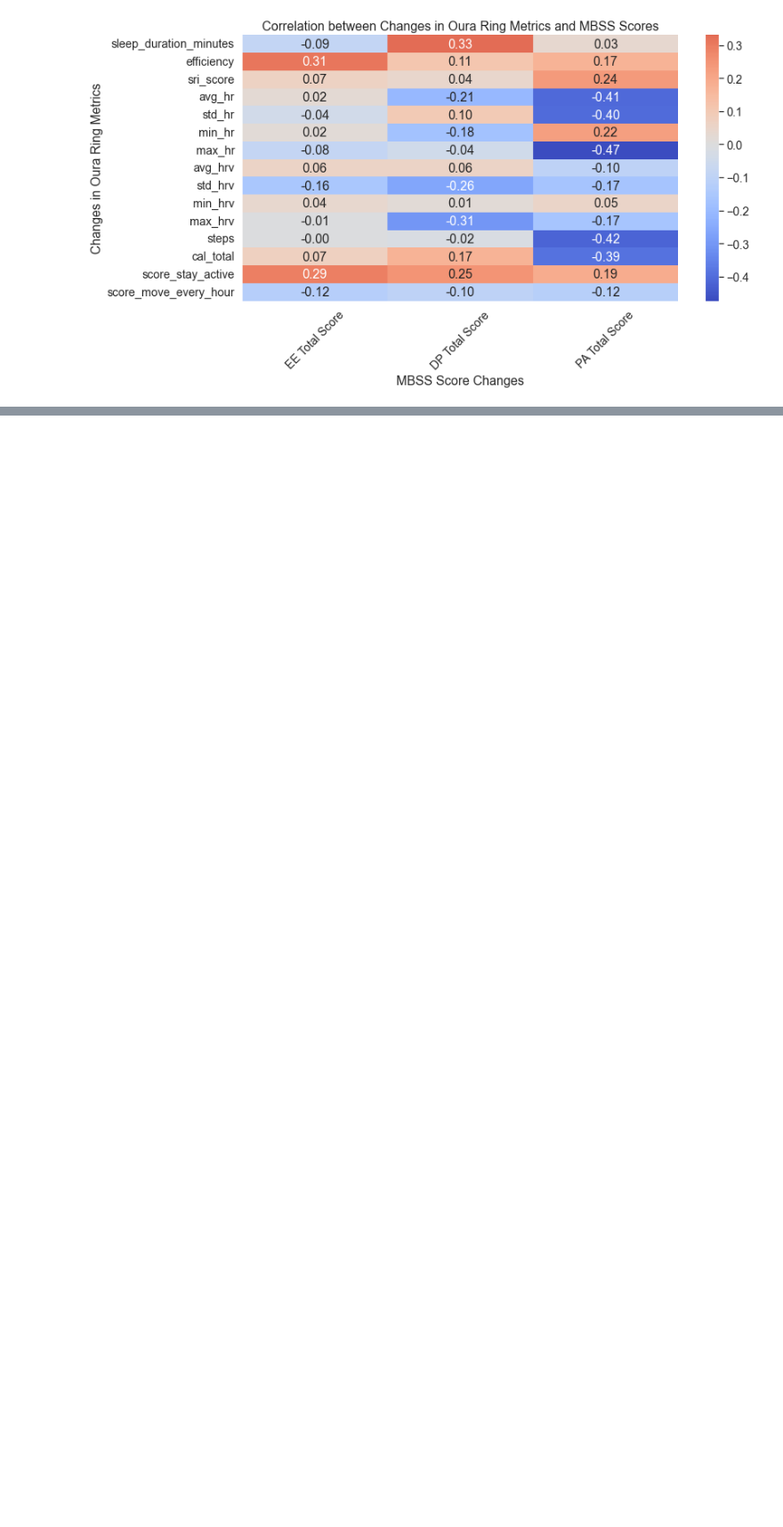
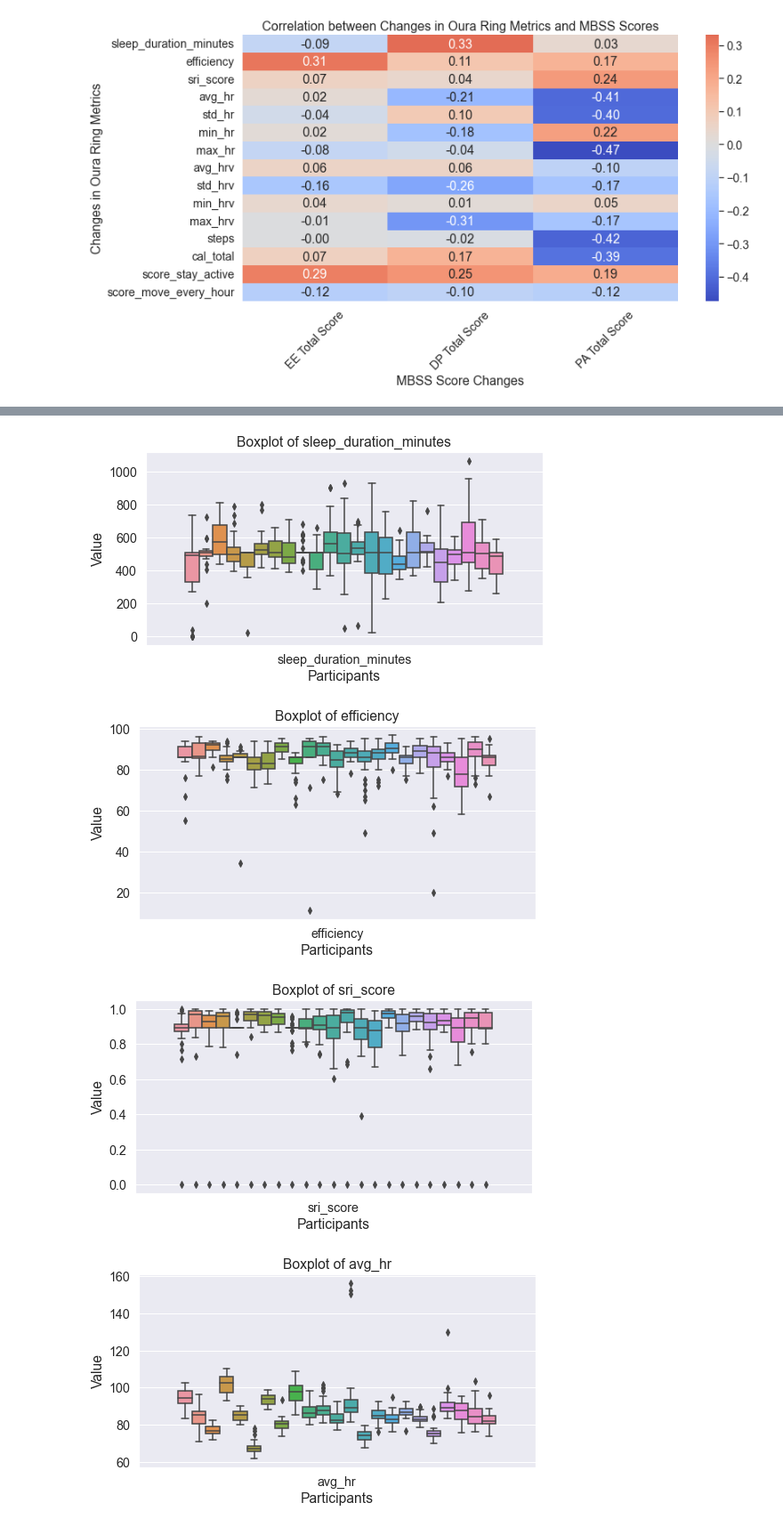
Before and after one commit to comp-well-org/Oura_ring_burnout, a Jupyter notebook: feat_mbss_analysis.ipynb, the cells around one changed output, grey strips where cells are left out. Shown at 89% size. Cells and saved outputs as stored; diff of their text form; code cells hidden in the pictures; blank space fills up the shorter version.

```diff
--- a/feat_mbss_analysis.ipynb
+++ b/feat_mbss_analysis.ipynb
@@ -212,0 +268,47 @@ trends_df
+# %%
+# Load the physiological data from the Oura Ring
+oura_data = pd.read_csv("../Studies/oura_feats_bin01_23.csv")
+# Replace Inf values with NaN and then fill NaN values with the mean of the column
+oura_data.replace([np.inf, -np.inf], np.nan, inplace=True)
+oura_data.fillna(oura_data.mean(), inplace=True)
+# Descriptive statistics for the overall dataset
+overall_stats = oura_data.describe()
+
+# Descriptive statistics for each participant
+participant_stats = oura_data.groupby('participant_id').describe()
+# %%
+# Ensure 'date' is a datetime object if it's not already
+oura_data['date'] = pd.to_datetime(oura_data['date'])
+
+# Select numeric features excluding 'date_ordinal' which we will use for regression
+numeric_features = oura_data.select_dtypes(include=[np.number]).columns.tolist()
+
+# Melt the DataFrame to have feature names in one column and values in another
+# Here we ensure 'date' and 'participant_id' are not in numeric_features before melting
+# oura_data[numeric_features] = oura_data[numeric_features].apply(stats.zscore)
+numeric_features = numeric_features
+# melted_oura_data = oura_data[numeric_features].melt(id_vars=['date', 'participant_id'], var_name='feature', value_name='z-score')
+
+# Loop over each numeric feature to create a separate boxplot
+for feature in numeric_features:
+    plt.figure(figsize=(8, 4))  # Set a smaller figure size for individual plots
+    melted_oura_data = oura_data[["date", "participant_id"] + [feature]].melt(id_vars=['date', 'participant_id'], var_name='feature', value_name='value')
+    sns.boxplot(data=melted_oura_data, x='feature', y='value', hue='participant_id')
+    plt.title(f'Boxplot of {feature}')
+    plt.ylabel('Value')
+    plt.xlabel('Participants')
+    plt.legend([],[], frameon=False)
+    plt.show()
+
+
+# # Create the boxplot
+# plt.figure(figsize=(12, 8))
+# sns.boxplot(data=melted_oura_data, x='feature', y='z-score', hue='participant_id')
+# plt.xticks(rotation=90)  # Rotate the x labels for better readability
+# plt.tight_layout()  # Adjust the plot to ensure everything fits without overlapping
+# plt.show()
+# %% [output]
+[figure, added]
+[figure, added]
+[figure, added]
+[figure, added]
```
Also changed, not shown: parts of 11 cells of this notebook.
